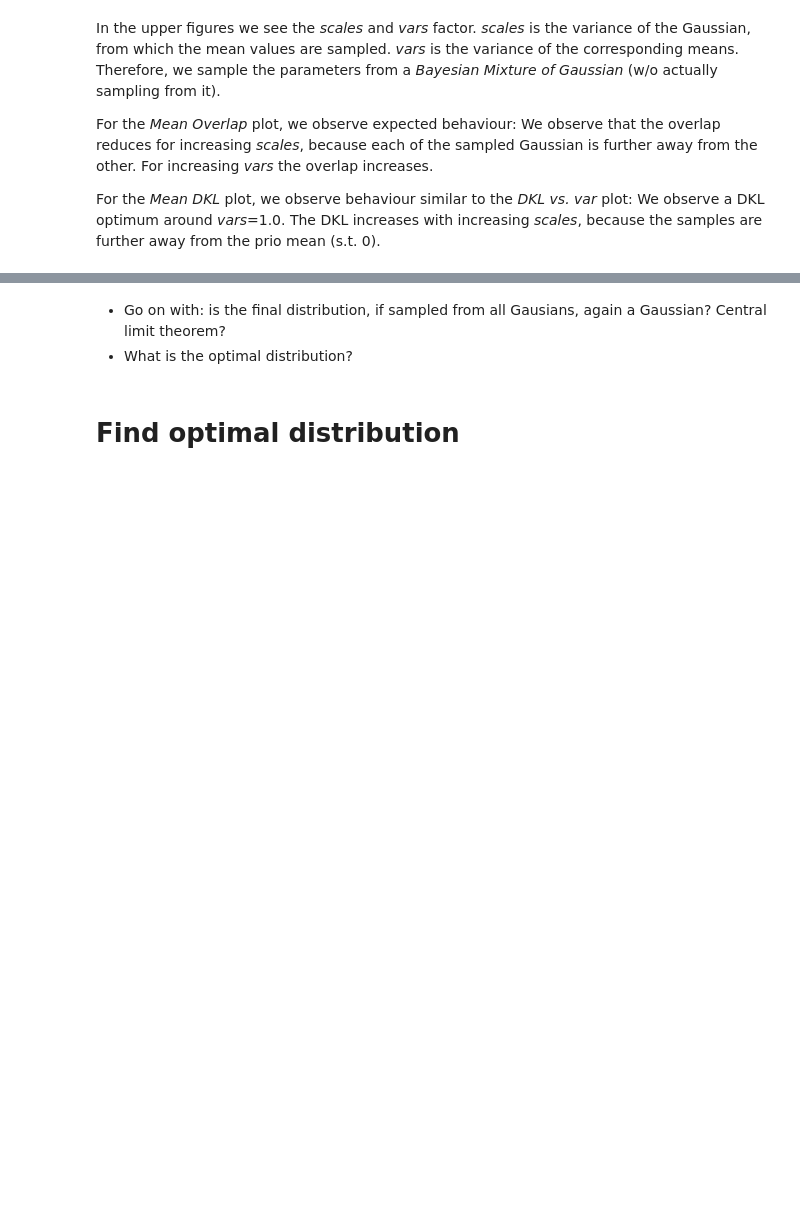
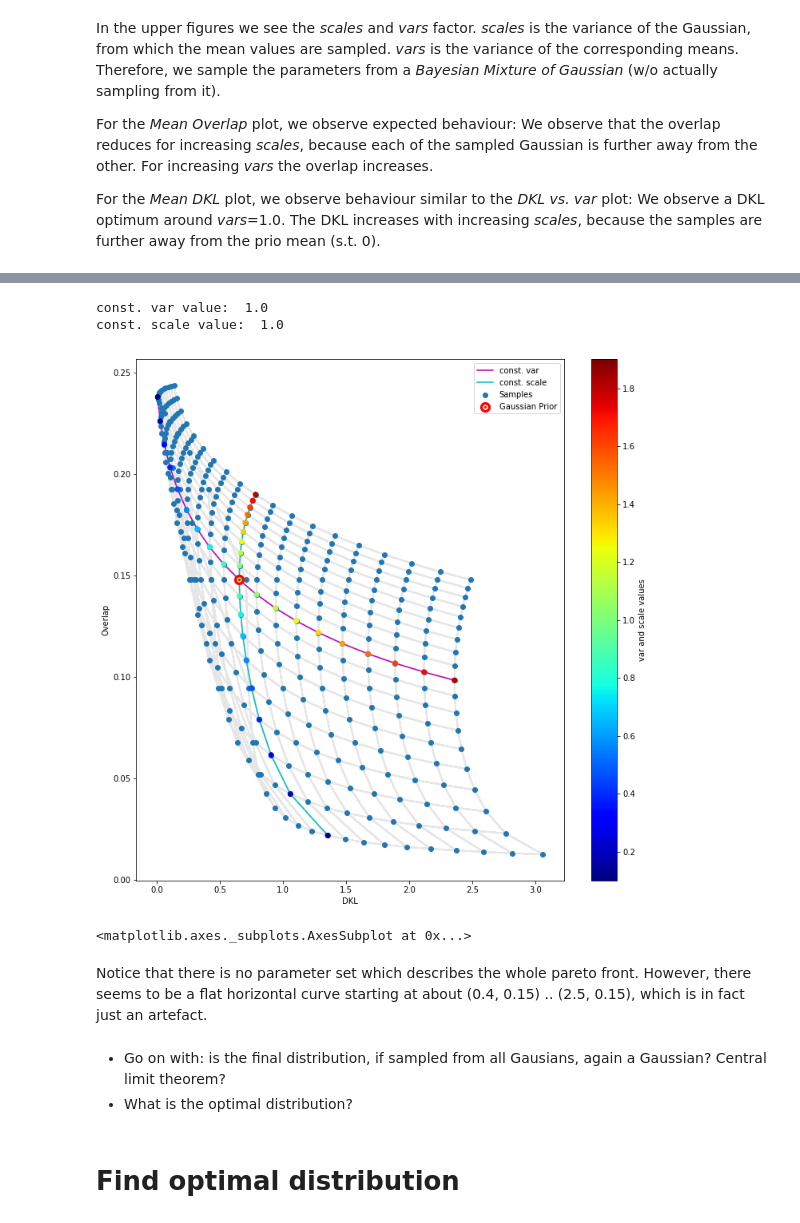
Before and after one commit to tik0/vae_tools, a Jupyter notebook: examples/optimal_latent_distribution.ipynb, the cells around one changed output, grey strips where cells are left out. Cells and saved outputs as stored; diff of their text form; code cells hidden in the pictures; blank space fills up the shorter version.

```diff
--- a/examples/optimal_latent_distribution.ipynb
+++ b/examples/optimal_latent_distribution.ipynb
@@ -271,3 +257,12 @@ scale:  1.0
+# %%
+plot_results(results)
+# %% [output]
+const. var value:  1.0
+const. scale value:  1.0
+[figure, added]
+<matplotlib.axes._subplots.AxesSubplot at 0x...>
+# %% [markdown]
+Notice that there is no parameter set which describes the whole pareto front. However, there seems to be a flat horizontal curve starting at about (0.4, 0.15) .. (2.5, 0.15), which is in fact just an artefact.
 # %% [markdown]
 - Go on with: is the final distribution, if sampled from all Gausians, again a Gaussian? Central limit theorem?
 - What is the optimal distribution?
```
Also changed, not shown: parts of 16 cells of this notebook.
